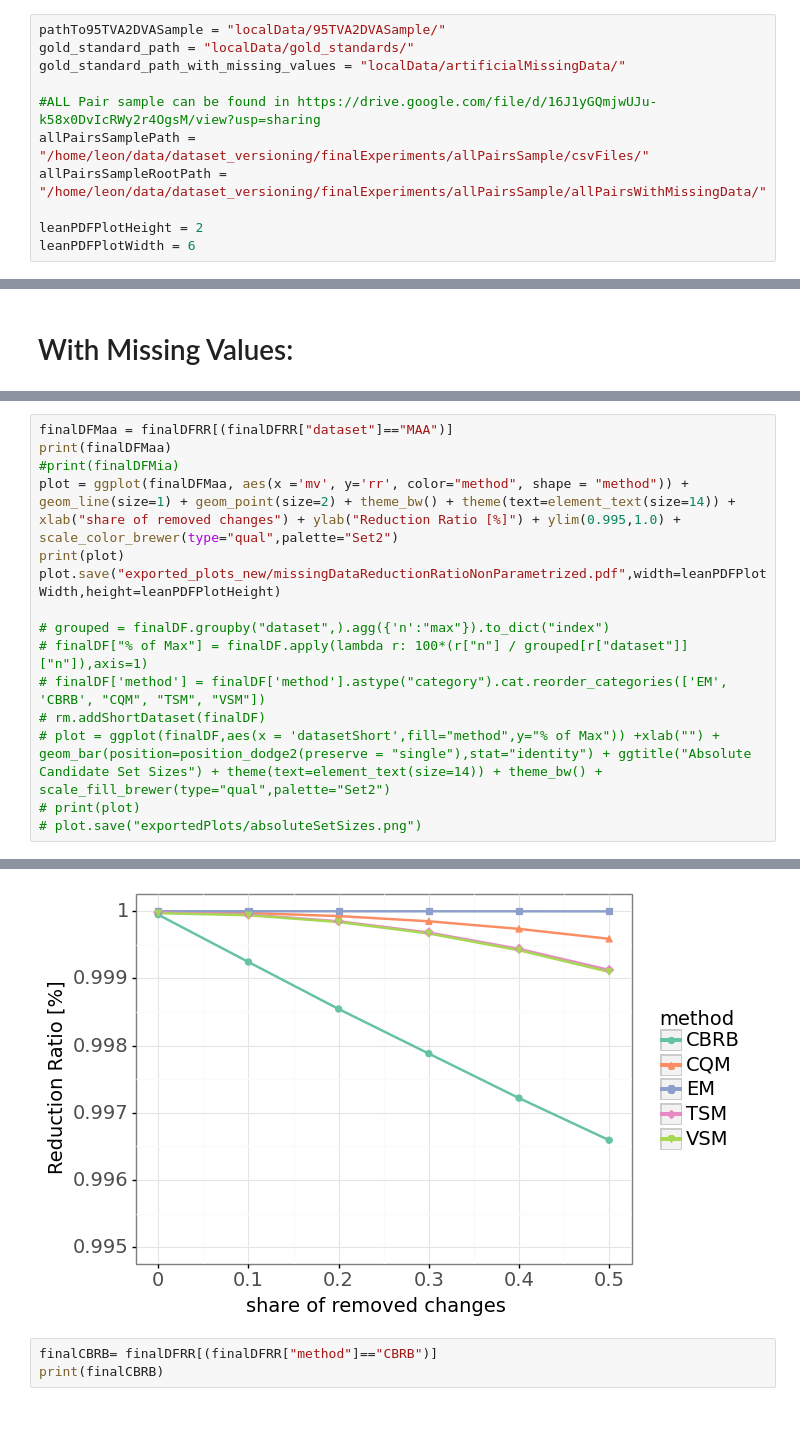
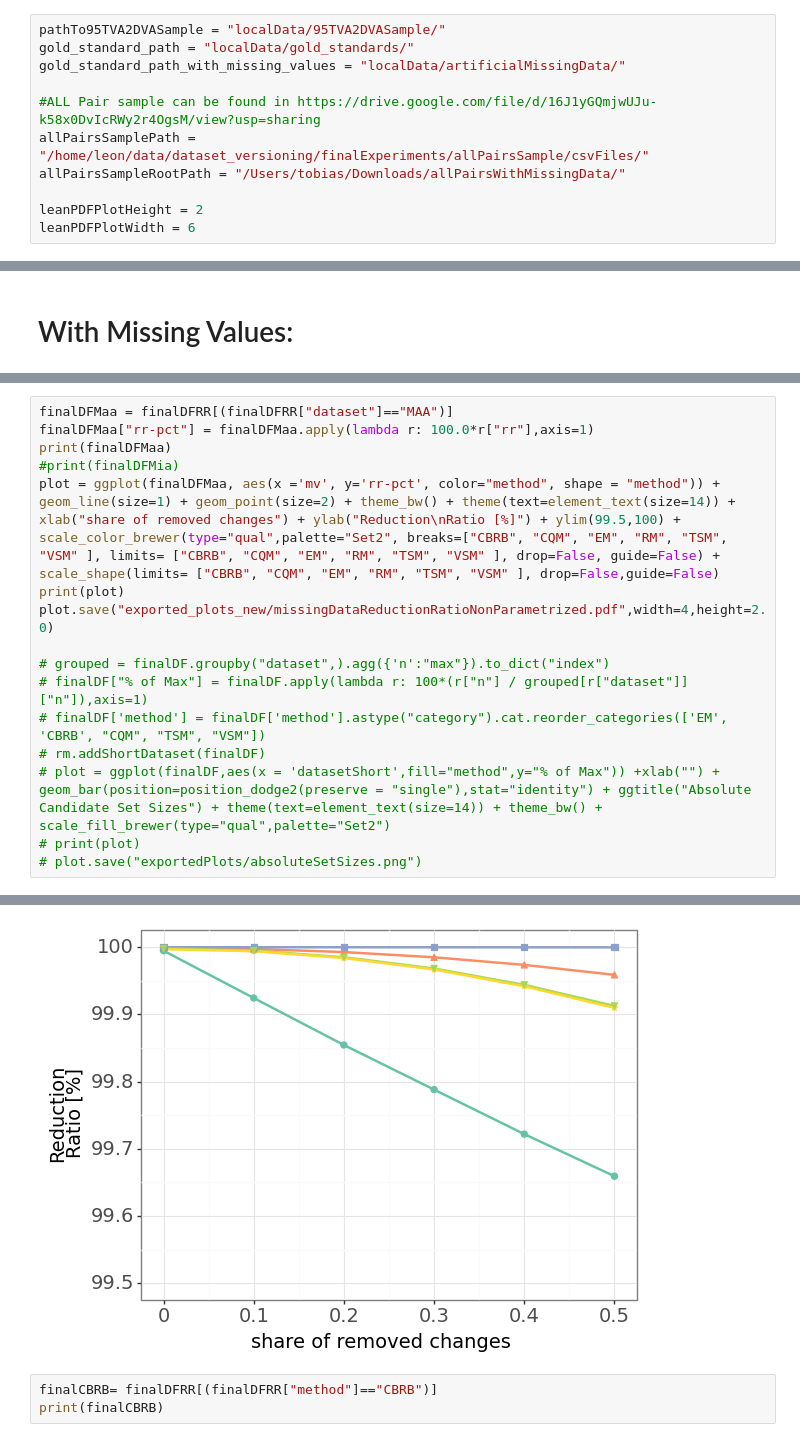
Before and after one commit to leonbornemann/RoleMatchingEvaluation, a Jupyter notebook: BlockingEvaluation.ipynb, the cells around one changed output, grey strips where cells are left out. Cells and saved outputs as stored; diff of their text form.

```diff
--- a/BlockingEvaluation.ipynb
+++ b/BlockingEvaluation.ipynb
@@ -7,7 +7,7 @@ gold_standard_path_with_missing_values = "localData/artificialMissingData/"
 
 #ALL Pair sample can be found in https://drive.google.com/file/d/16J1yGQmjwUJu-k58x0DvIcRWy2r4OgsM/view?usp=sharing
 allPairsSamplePath = "/home/leon/data/dataset_versioning/finalExperiments/allPairsSample/csvFiles/"
-allPairsSampleRootPath = "/home/leon/data/dataset_versioning/finalExperiments/allPairsSample/allPairsWithMissingData/"
+allPairsSampleRootPath = "/Users/tobias/Downloads/allPairsWithMissingData/"
 
 leanPDFPlotHeight = 2
 leanPDFPlotWidth = 6
@@ -456,11 +470,12 @@ Processing  /home/leon/data/dataset_versioning/finalExperiments/allPairsSample/a
 [180 rows x 5 columns]
 # %%
 finalDFMaa = finalDFRR[(finalDFRR["dataset"]=="MAA")]
+finalDFMaa["rr-pct"] = finalDFMaa.apply(lambda r: 100.0*r["rr"],axis=1)
 print(finalDFMaa)
 #print(finalDFMia)
-plot = ggplot(finalDFMaa, aes(x ='mv', y='rr', color="method", shape = "method")) + geom_line(size=1) + geom_point(size=2) + theme_bw() + theme(text=element_text(size=14)) + xlab("share of removed changes") + ylab("Reduction Ratio [%]") + ylim(0.995,1.0) + scale_color_brewer(type="qual",palette="Set2")
+plot = ggplot(finalDFMaa, aes(x ='mv', y='rr-pct', color="method", shape = "method")) + geom_line(size=1) + geom_point(size=2) + theme_bw() + theme(text=element_text(size=14)) + xlab("share of removed changes") + ylab("Reduction\nRatio [%]") + ylim(99.5,100) + scale_color_brewer(type="qual",palette="Set2", breaks=["CBRB", "CQM", "EM", "RM", "TSM", "VSM" ], limits= ["CBRB", "CQM", "EM", "RM", "TSM", "VSM" ], drop=False, guide=False) + scale_shape(limits= ["CBRB", "CQM", "EM", "RM", "TSM", "VSM" ], drop=False,guide=False)
 print(plot)
-plot.save("exported_plots_new/missingDataReductionRatioNonParametrized.pdf",width=leanPDFPlotWidth,height=leanPDFPlotHeight)
+plot.save("exported_plots_new/missingDataReductionRatioNonParametrized.pdf",width=4,height=2.0)
 
 # grouped = finalDF.groupby("dataset",).agg({'n':"max"}).to_dict("index")
 # finalDF["% of Max"] = finalDF.apply(lambda r: 100*(r["n"] / grouped[r["dataset"]]["n"]),axis=1)
@@ -490,4 +505,4 @@ plot.save("exported_plots_new/missingDataReductionRatioNonParametrized.pdf",widt
-[figure, old version]
+[figure, new version]
 # %%
 finalCBRB= finalDFRR[(finalDFRR["method"]=="CBRB")]
 print(finalCBRB)
```
Also changed, not shown: parts of 10 cells of this notebook, 4 other files.
